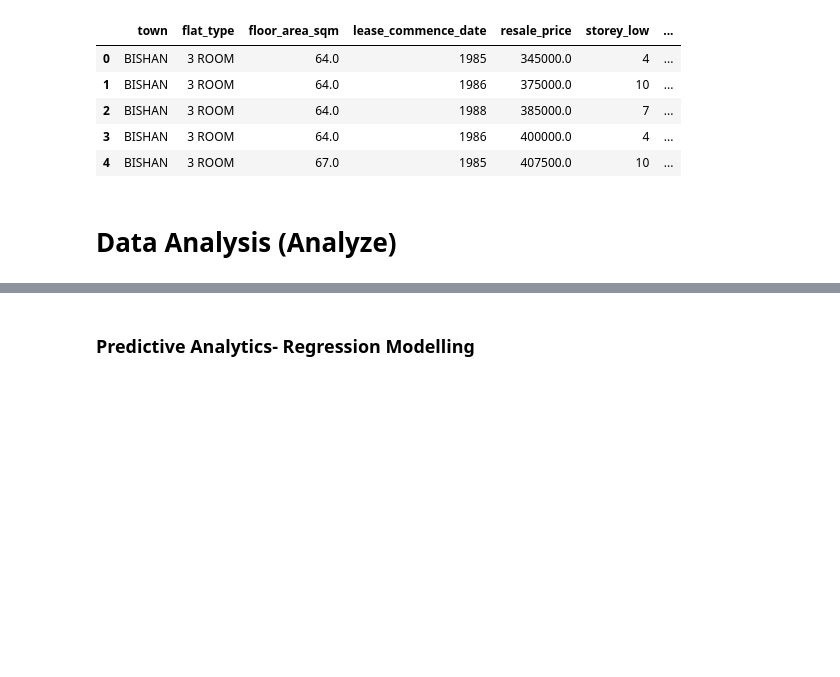
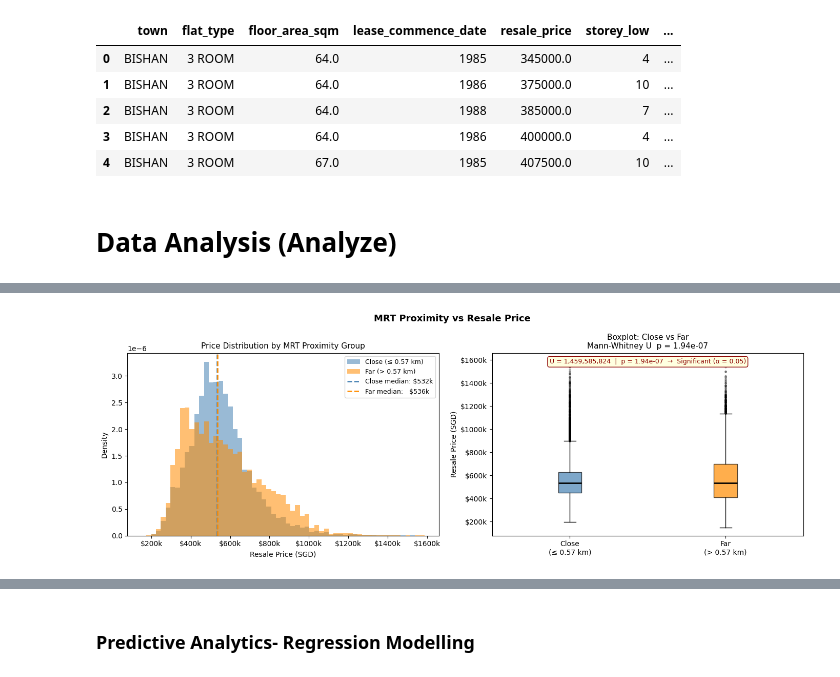
Before and after one commit to ngzhiwei517/HDB-Resale-Price-Analysis-project, a Jupyter notebook: SC3021_Group_4.ipynb, the cells around one changed output, grey strips where cells are left out. Saved outputs shown, nothing was run; the diff lists cells and outputs as text; code cells hidden in the pictures; blank space fills up the shorter version.

```diff
--- a/SC3021_Group_4.ipynb
+++ b/SC3021_Group_4.ipynb
@@ -2432,0 +2797,11 @@ dtype: object
+# %%
+from scipy import stats as scipy_stats
+
+median_mrt = df['dist_to_nearest_mrt'].median()
+
+close_grp = df[df['dist_to_nearest_mrt'] <= median_mrt]['resale_price']
+far_grp   = df[df['dist_to_nearest_mrt'] >  median_mrt]['resale_price']
+
+print(f"Median dist_to_nearest_mrt : {median_mrt:.3f} km")
+print(f"Close group (≤ {median_mrt:.3f} km) : n = {len(close_grp):,}  |  Median price = SGD {close_grp.median():,.0f}")
+print(f"Far group   (> {median_mrt:.3f} km) : n = {len(far_grp):,}  |  Median price = SGD {far_grp.median():,.0f}")
@@ -2432,0 +2835,48 @@ dtype: object
+# %%
+import matplotlib.pyplot as plt
+import numpy as np
+
+fig, axes = plt.subplots(1, 2, figsize=(14, 5))
+fig.suptitle('MRT Proximity vs Resale Price', fontsize=13, fontweight='bold')
+
+# --- Left: Histogram overlay ---
+ax1 = axes[0]
+bins = np.linspace(df['resale_price'].min(), df['resale_price'].max(), 60)
+ax1.hist(close_grp, bins=bins, alpha=0.55, color='steelblue',
+         label=f'Close (≤ {median_mrt:.2f} km)', density=True)
+ax1.hist(far_grp,   bins=bins, alpha=0.55, color='darkorange',
+         label=f'Far (> {median_mrt:.2f} km)', density=True)
+ax1.axvline(close_grp.median(), color='steelblue',  linestyle='--', linewidth=1.8,
+            label=f'Close median: ${close_grp.median()/1e3:.0f}k')
+ax1.axvline(far_grp.median(),   color='darkorange', linestyle='--', linewidth=1.8,
+            label=f'Far median:   ${far_grp.median()/1e3:.0f}k')
+ax1.set_xlabel('Resale Price (SGD)', fontsize=10)
+ax1.set_ylabel('Density', fontsize=10)
+ax1.set_title('Price Distribution by MRT Proximity Group', fontsize=11)
+ax1.xaxis.set_major_formatter(plt.FuncFormatter(lambda v, _: f'${v/1e3:.0f}k'))
+ax1.legend(fontsize=9)
+
+# --- Right: Boxplot ---
+ax2 = axes[1]
+bp = ax2.boxplot(
+    [close_grp, far_grp],
+   labels=[f'Close\n(≤ {median_mrt:.2f} km)',
+        f'Far\n(> {median_mrt:.2f} km)'],
+    patch_artist=True,
+    medianprops=dict(color='black', linewidth=2),
+    flierprops=dict(marker='o', markersize=2, alpha=0.2)
+)
+bp['boxes'][0].set_facecolor('steelblue');  bp['boxes'][0].set_alpha(0.7)
+bp['boxes'][1].set_facecolor('darkorange'); bp['boxes'][1].set_alpha(0.7)
+ax2.set_ylabel('Resale Price (SGD)', fontsize=10)
+ax2.set_title(f'Boxplot: Close vs Far\nMann-Whitney U  p = {p_val:.2e}', fontsize=11)
+ax2.yaxis.set_major_formatter(plt.FuncFormatter(lambda v, _: f'${v/1e3:.0f}k'))
+ax2.text(0.5, 0.97,
+         f'U = {u_stat:,.0f}  |  p = {p_val:.2e}  →  Significant (α = 0.05)',
+         transform=ax2.transAxes, ha='center', va='top', fontsize=9, color='darkred',
+         bbox=dict(boxstyle='round,pad=0.3', facecolor='lightyellow', edgecolor='darkred'))
+
+plt.tight_layout()
+plt.show()
+# %% [output]
+[figure, added]
```
Also changed, not shown: parts of 106 cells of this notebook.
